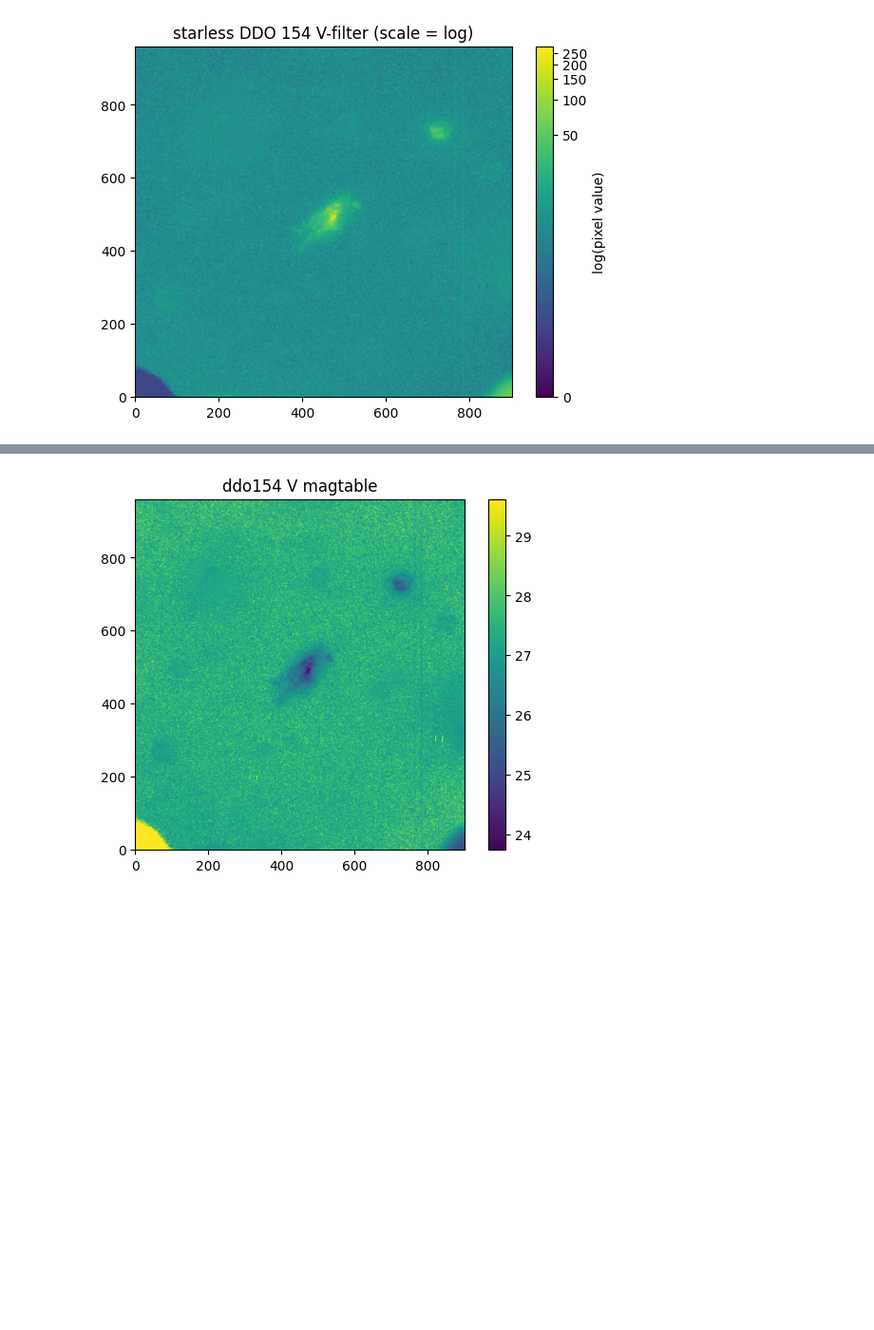
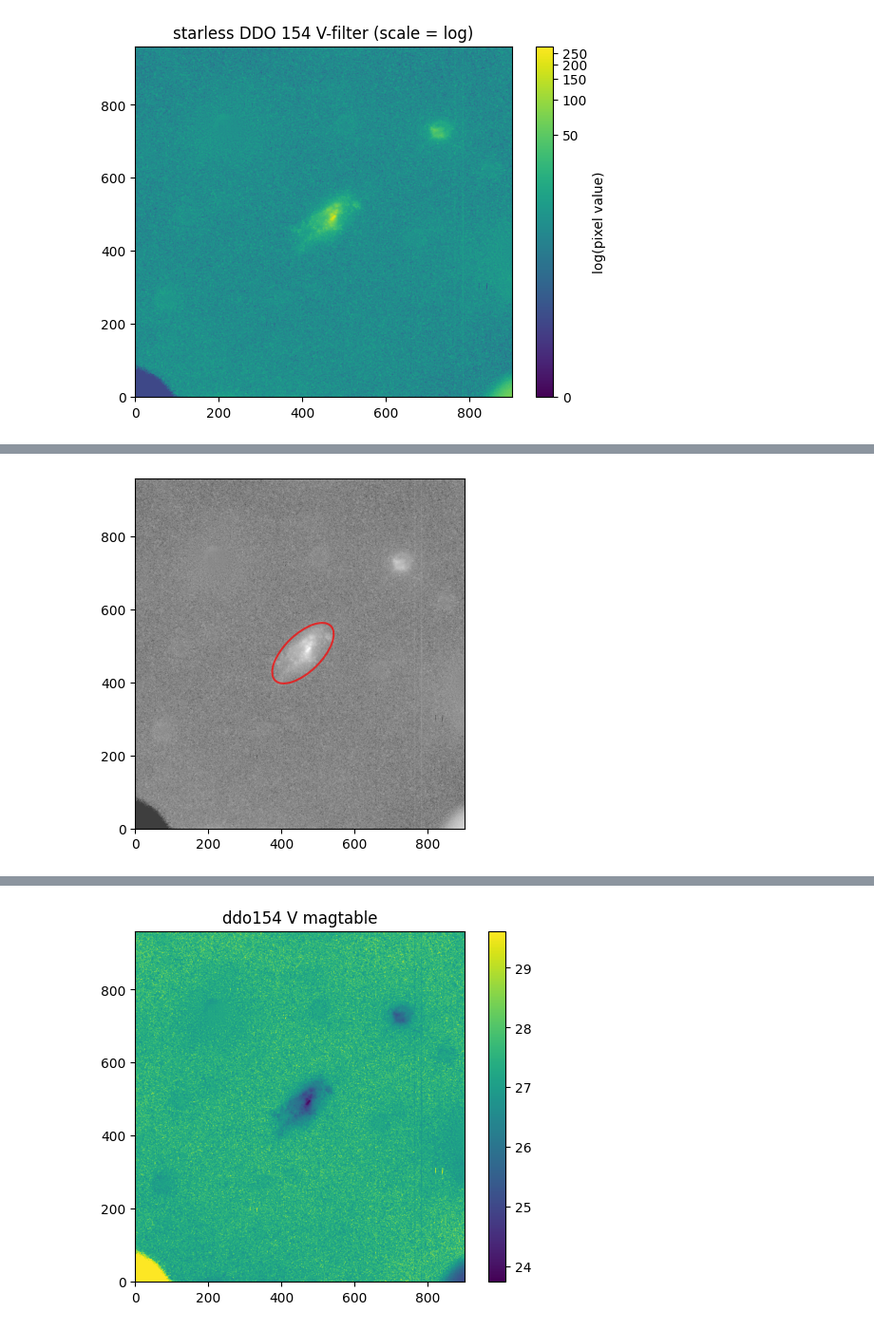
Before and after one commit to SUT-LTG/Aysan-Little-Things, a Jupyter notebook: DDO126.ipynb, the cells around one changed output, grey strips where cells are left out. Shown at 95% size. Cells and saved outputs as stored; diff of their text form; code cells hidden in the pictures; blank space fills up the shorter version.

```diff
--- a/DDO126.ipynb
+++ b/DDO126.ipynb
@@ -160,0 +180,17 @@ plt.show()
+# %%
+from astropy.coordinates import Angle
+from photutils.aperture import EllipticalAperture
+from photutils import aperture_photometry
+elliptical_center_box = (xc,yc)
+new_xc = xc + (box_center[1]-box_size_x)
+new_yc = yc + (box_center[0]-box_size_y)
+elliptical_center = (new_xc,new_yc)
+ellipse_aper = EllipticalAperture(elliptical_center, a, b, theta)
+norm = ImageNormalize(vmin=0., stretch=LogStretch())
+plt.imshow(starless[2], cmap='gray', origin = "lower" , norm = norm)
+ellipse_aper.plot(color='red', lw=1.5, alpha=0.7)
+plt.show()
+phot_table = aperture_photometry(starless[2], ellipse_aper)
+aperture_sum_A = phot_table['aperture_sum'][0]
+# %% [output]
+[figure, added]
```
Also changed, not shown: parts of 6 cells of this notebook, 1 other file.
